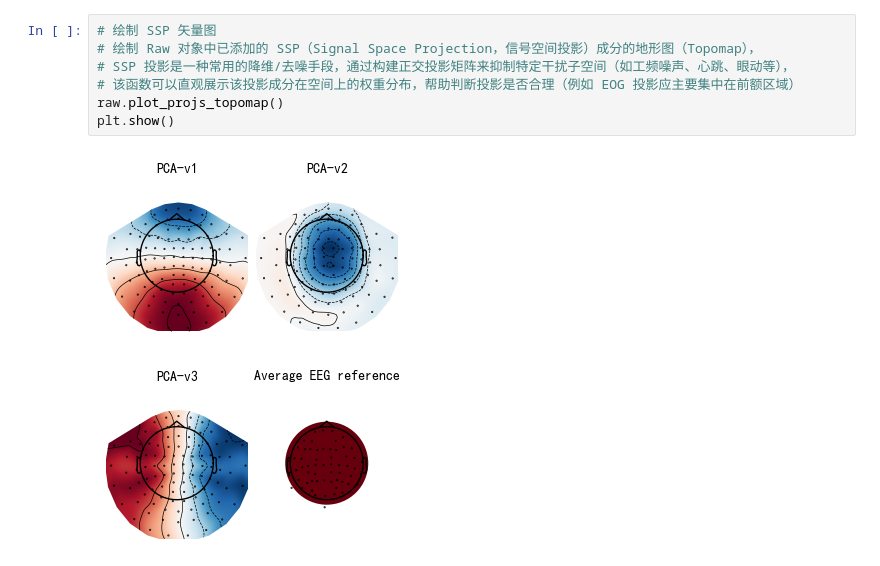
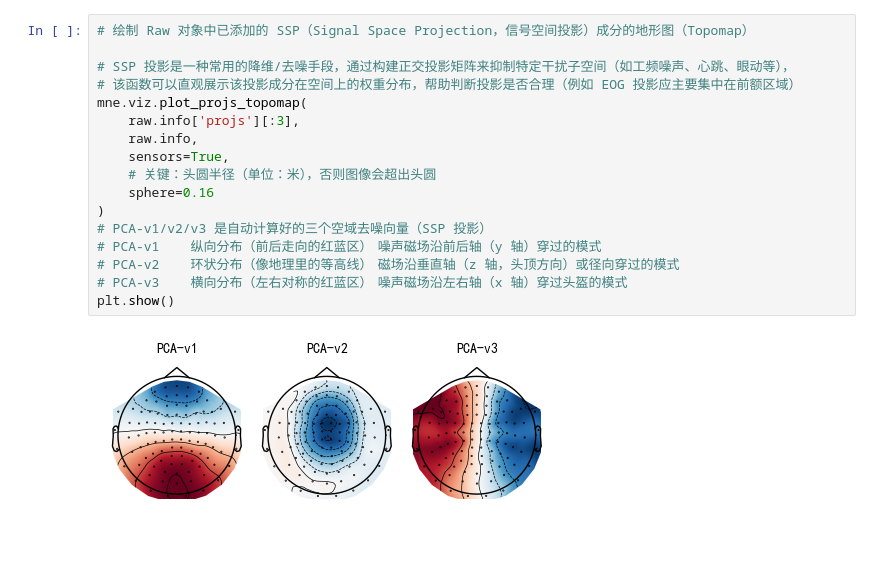
Before and after one commit to sanxiusanxiu/practice_mne_demo, a Jupyter notebook: notebooks/mne_tutorial01.ipynb, the cells around one changed output. Cells and saved outputs as stored; diff of their text form; blank space fills up the shorter version.

```diff
--- a/notebooks/mne_tutorial01.ipynb
+++ b/notebooks/mne_tutorial01.ipynb
@@ -54,14 +54,24 @@ Opening raw data file ../data/sample_audvis_filt-0-40_raw.fif...
 Ready.
 [figure]
 # %%
-# 绘制 SSP 矢量图
-# 绘制 Raw 对象中已添加的 SSP（Signal Space Projection，信号空间投影）成分的地形图（Topomap），
+# 绘制 Raw 对象中已添加的 SSP（Signal Space Projection，信号空间投影）成分的地形图（Topomap）
+
 # SSP 投影是一种常用的降维/去噪手段，通过构建正交投影矩阵来抑制特定干扰子空间（如工频噪声、心跳、眼动等），
 # 该函数可以直观展示该投影成分在空间上的权重分布，帮助判断投影是否合理（例如 EOG 投影应主要集中在前额区域）
-raw.plot_projs_topomap()
+mne.viz.plot_projs_topomap(
+    raw.info['projs'][:3],
+    raw.info,
+    sensors=True,
+    # 关键：头圆半径（单位：米），否则图像会超出头圆
+    sphere=0.16
+)
+# PCA-v1/v2/v3 是自动计算好的三个空域去噪向量（SSP 投影）
+# PCA-v1	纵向分布（前后走向的红蓝区）	噪声磁场沿前后轴（y 轴）穿过的模式
+# PCA-v2	环状分布（像地理里的等高线）	磁场沿垂直轴（z 轴，头顶方向）或径向穿过的模式
+# PCA-v3	横向分布（左右对称的红蓝区）	噪声磁场沿左右轴（x 轴）穿过头盔的模式
 plt.show()
 # %% [output]
-[figure, old version]
+[figure, new version]
 # %%
 # 绘制电极位置
 # 绘制当前 Raw 对象中所有通道（EEG 电极或 MEG 传感器）的空间位置分布图，
```
Also changed, not shown: parts of 5 cells of this notebook, 1 other file.
